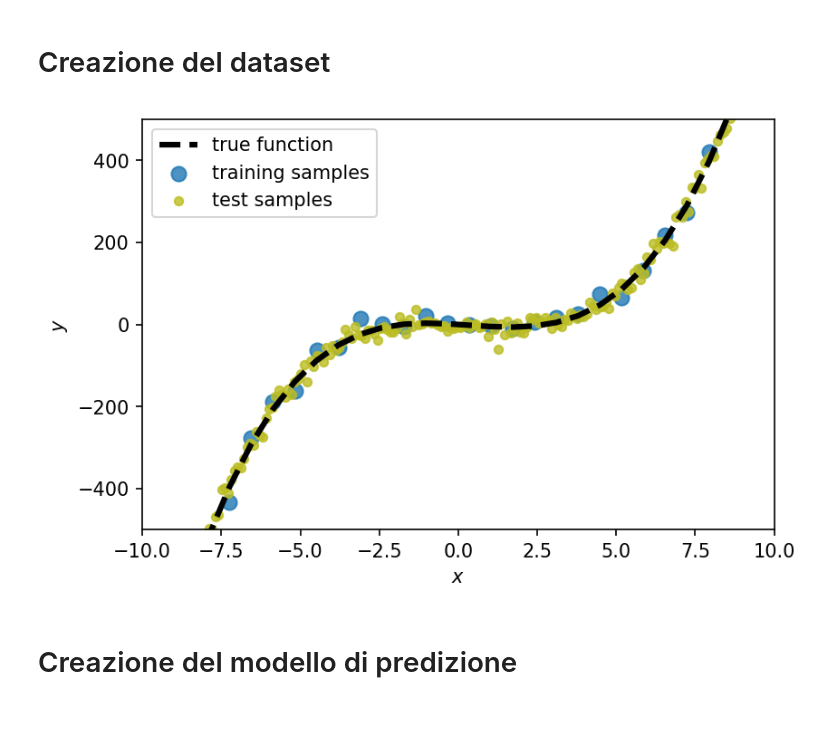
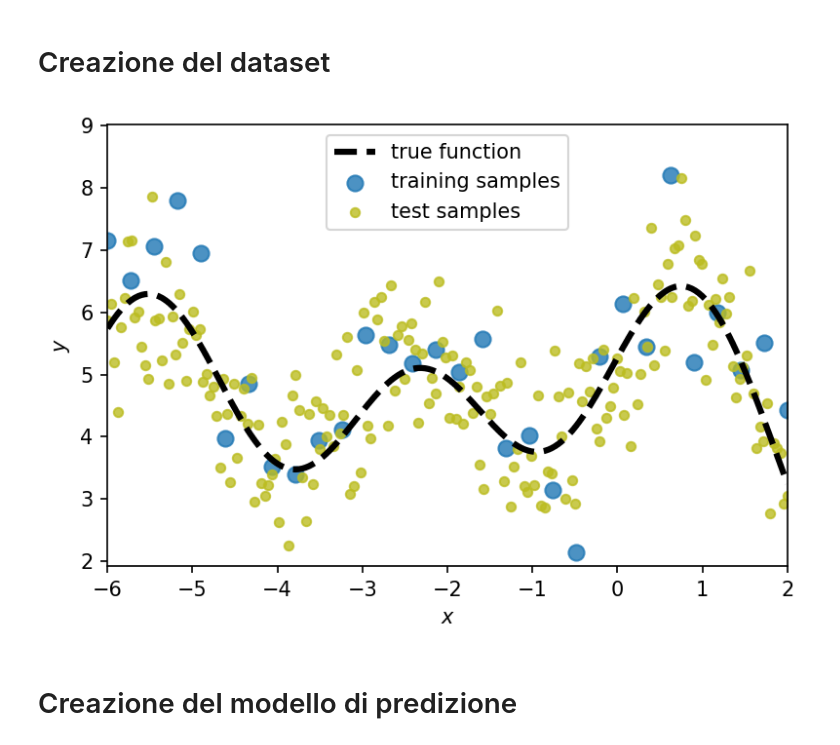
Before and after one commit to stegianna/IMAD_UniBg, a Jupyter notebook: Laboratorio_IMAD/Machine_learning/Validazione_Regolarizzazione.ipynb, the cells around one changed output. Drawn from its saved outputs; the diff is of its cells as text; code cells hidden in the pictures; blank space fills up the shorter version.

```diff
--- a/Laboratorio_IMAD/Machine_learning/Validazione_Regolarizzazione.ipynb
+++ b/Laboratorio_IMAD/Machine_learning/Validazione_Regolarizzazione.ipynb
@@ -22,41 +22,48 @@ import seaborn as sns
 # Creazione del dataset
 # %%
 def true_function(x):
-    return x**3 - x**2 - 5*x  # define a function
+    return 0.0002*x**5 -0.0111*x**4 -0.1282*x**3 -0.2507*x**2 +0.4657*x + 5.2726 + np.sin(2*x) #define a function
 
 def create_data(n_samples, noise):
-    x = np.linspace(-10, 10, n_samples) #generate input
+    x = np.linspace(-6, 2, n_samples) #generate input
     f = true_function(x) # generate output
-    y = true_function(x) + noise*np.random.randn(n_samples) # add noise on observed data y
+    y = f + noise*np.random.randn(n_samples) # add noise on observed data y
     data = np.zeros((n_samples,3)) # initialize dataset
     data[:, 0] = x # inputs
     data[:, 1] = y # noisy outputs
     data[:, 2] = f # true (noiseless) outputs
-    return data
+    #norm = StandardScaler()
+    return data #norm.fit_transform(data)
 # %%
-np.random.seed(6) # set random seed
-var_noise = 15 # variance of noise
+np.random.seed(0) # set random seed
+var_noise = 0.8 # variance of noise
 N = 30 # number of train data
-data = create_data(N, var_noise) # create train data N = 30 samples, 10 = variance noise
-X_train = data[:,0][:, np.newaxis] # get input data and make a Nx1 matrix
-y_train = data[:,1] # output train
-f = data[:,2] # noiseless outputs
+data_train = create_data(N, var_noise) # create train data N = 30 samples, 10 = variance noise
+x_train = data_train[:,0][:, np.newaxis] # get input data and make a Nx1 matrix
+y_train = data_train[:,1] # output train
+f = data_train[:,2] # noiseless outputs
 
 Nt = 200 # number of test data
 data_test = create_data(Nt, var_noise) # create test data Nt = 20
-X_test = data_test[:,0][:, np.newaxis] # get input data and make a Ntx1 matrix
+x_test = data_test[:,0][:, np.newaxis] # get input data and make a Ntx1 matrix
 y_test = data_test[:,1]
 
+Np = 200 # number of data, only for plotting purposes
+data_plot = create_data(Np, 0)
+x_plot = data_plot[:,0][:, np.newaxis]
+y_plot = data_plot[:,1]
+
+
 fig=plt.figure(figsize=(6, 4), dpi= 150, facecolor='w', edgecolor='k')
-plt.plot(X_train,f, 'k--', alpha=1, label='true function', linewidth = 3)
-plt.scatter(X_train,y_train, label='training samples', color='C0', s=60, alpha=0.8)
-plt.scatter(X_test,y_test, label='test samples', color='C8', s=20, alpha=0.8)
+plt.plot(x_plot, y_plot, 'k--', alpha=1, label='true function', linewidth = 3)
+plt.scatter(x_train, y_train, label='training samples', color='C0', s=60, alpha=0.8)
+plt.scatter(x_test, y_test, label='test samples', color='C8', s=20, alpha=0.8)
 plt.xlabel('$x$')
 plt.ylabel('$y$')
-plt.ylim(-60, 60); plt.xlim(-4, 4);
+plt.ylim(np.min(y_train)*0.9, np.max(y_train)*1.1); plt.xlim(np.min(x_train), np.max(x_train));
 plt.legend(frameon=True, loc = 'best');
 # %% [output]
-[figure, old version]
+[figure, new version]
 # %% [markdown]
 # Creazione del modello di predizione
 # %% [markdown]
```
Also changed, not shown: parts of 38 cells of this notebook.
